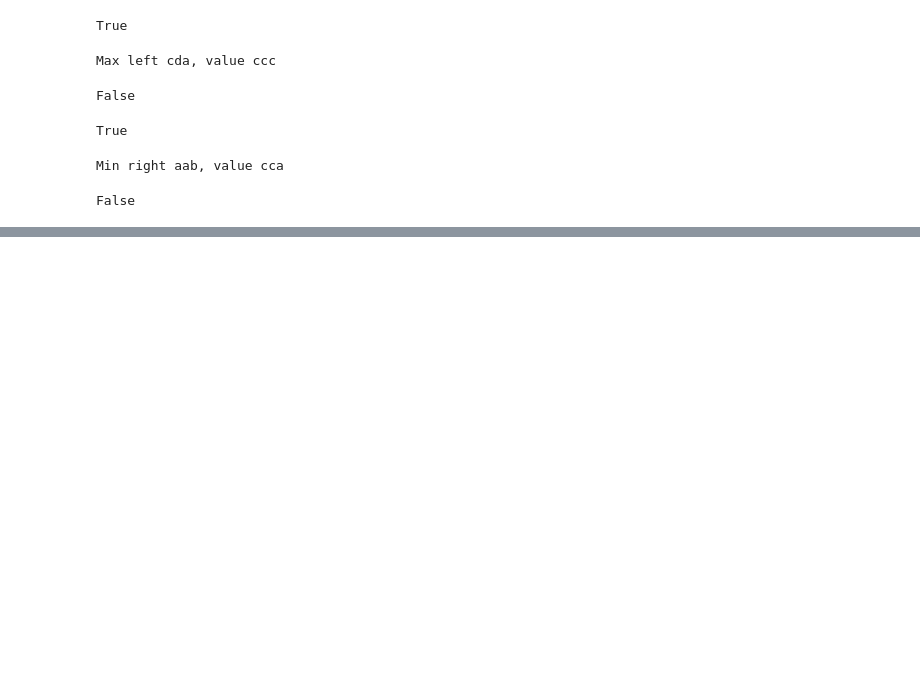
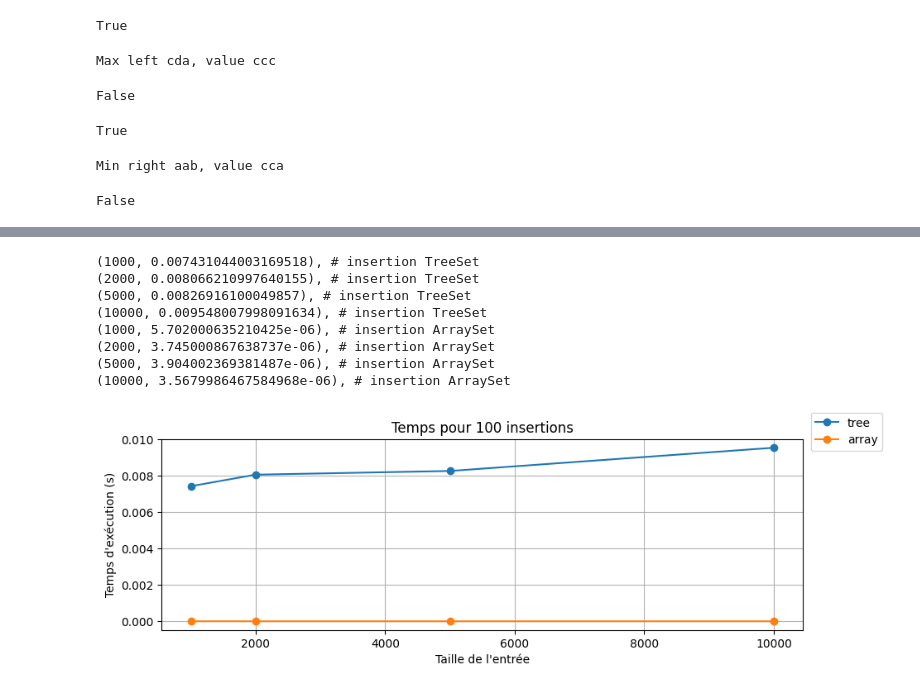
Before and after one commit to sapristi/cours_algo, a Jupyter notebook: content/ESGI_3A/5_arbres.ipynb, the cells around one changed output, grey strips where cells are left out. Drawn from its saved outputs; the diff is of its cells as text; code cells hidden in the pictures; blank space fills up the shorter version.

```diff
--- a/content/ESGI_3A/5_arbres.ipynb
+++ b/content/ESGI_3A/5_arbres.ipynb
@@ -293,0 +480,48 @@ def search_abr(abr: BTree, value: str) ->  bool:
+# %%
+def benchmark_add(Klass, nb_items: int):
+    magasin = Klass.from_values(all_values[0:nb_items])
+
+    start_time = time.perf_counter()
+    for value in to_insert:
+        magasin.add(value)
+    end_time = time.perf_counter()
+
+    print(f"({nb_items}, {end_time - start_time}), # insertion {Klass.__name__}")
+    return nb_items, end_time - start_time
+
+def benchmark_contains(Klass, nb_items: int):
+    magasin = Klass.from_values(all_values[0:nb_items])
+
+    start_time = time.perf_counter()
+    for value in to_search:
+        magasin.contains(value)
+    end_time = time.perf_counter()
+
+    print(f"({nb_items}, {end_time - start_time}), # recherche {Klass.__name__}")
+    return nb_items, end_time - start_time
+# %%
+affiche_valeurs(
+    titre="Temps pour 100 insertions",
+    tree=(
+        benchmark_add(TreeSet, nb_items=1000),
+        benchmark_add(TreeSet, nb_items=2000),
+        benchmark_add(TreeSet, nb_items=5000),
+        benchmark_add(TreeSet, nb_items=10000)
+    ),
+    array=(
+        benchmark_add(ArraySet, 1000),
+        benchmark_add(ArraySet, 2000),
+        benchmark_add(ArraySet, 5000),
+        benchmark_add(ArraySet, 10000)
+    )
+)
+# %% [output]
+(1000, 0.007431044003169518), # insertion TreeSet
+(2000, 0.008066210997640155), # insertion TreeSet
+(5000, 0.00826916100049857), # insertion TreeSet
+(10000, 0.009548007998091634), # insertion TreeSet
+(1000, 5.702000635210425e-06), # insertion ArraySet
+(2000, 3.745000867638737e-06), # insertion ArraySet
+(5000, 3.904002369381487e-06), # insertion ArraySet
+(10000, 3.5679986467584968e-06), # insertion ArraySet
+[figure, added]
```
Also changed, not shown: parts of 42 cells of this notebook, 3 other files.
